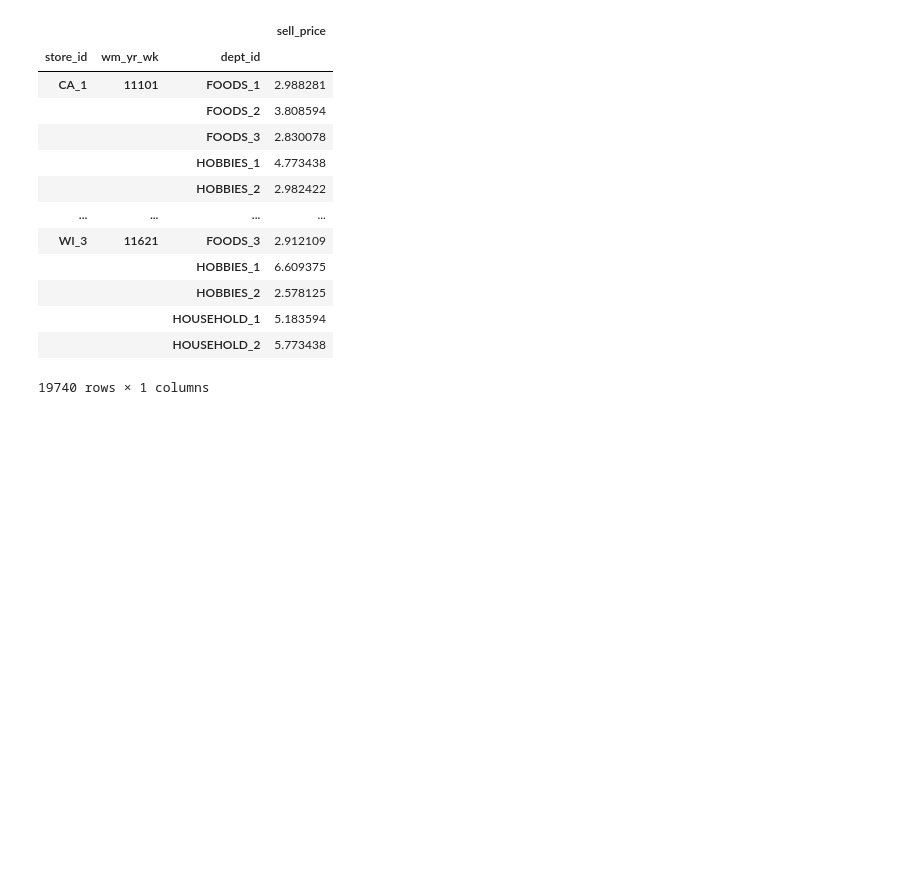
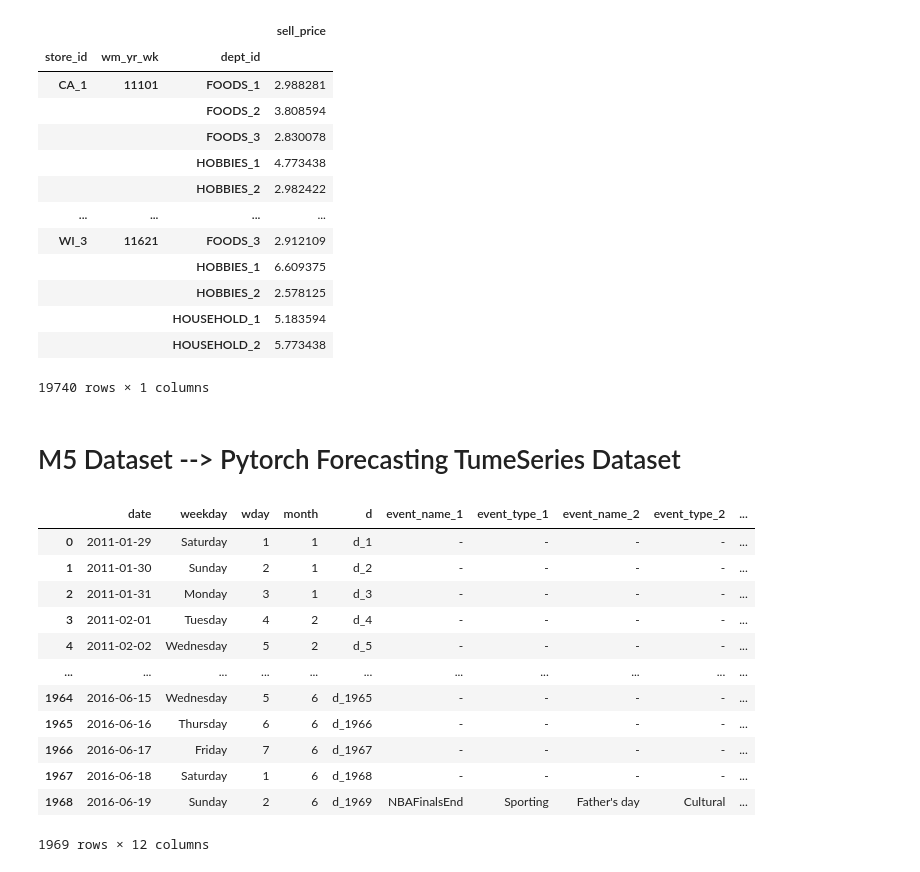
Before and after one commit to Kim-Ju-Hyeon/Temporal_Fusion_Transformer, a Jupyter notebook: M5_dataset_EDA.ipynb, the cells around one changed output. Saved outputs shown, nothing was run; the diff lists cells and outputs as text; code cells hidden in the pictures; blank space fills up the shorter version.

```diff
--- a/M5_dataset_EDA.ipynb
+++ b/M5_dataset_EDA.ipynb
@@ -324,3 +324,21 @@ price_groupby
 |  |  | HOUSEHOLD_1 | 5.183594 |
 |  |  | HOUSEHOLD_2 | 5.773438 |
 19740 rows × 1 columns
+# %% [markdown]
+# M5 Dataset --> Pytorch Forecasting TumeSeries Dataset
+# %%
+dirs = '../M5_Dataset'
+
+sales = pd.read_pickle(dirs+'/sales.pkl')
+calendar = pd.read_pickle(dirs+'/calendar.pkl')
+# %%
+calendar[event_day] = calendar[event_day].astype(str)
+
+calendar['event_name_1'] = calendar['event_name_1'].apply(lambda x: '-' if x == 'nan' else x).astype("category")
+calendar['event_name_2'] = calendar['event_name_2'].apply(lambda x: '-' if x == 'nan' else x).astype("category")
+calendar['event_type_1'] = calendar['event_type_1'].apply(lambda x: '-' if x == 'nan' else x).astype("category")
+calendar['event_type_2'] = calendar['event_type_2'].apply(lambda x: '-' if x == 'nan' else x).astype("category")
+# %%
+calendar['month'] = calendar['month'].astype('category')
+calendar['wday'] = calendar['wday'].astype('category')
+calendar.drop(['wm_yr_wk', 'year'], axis=1, inplace=True)
@@ -326,0 +349,16 @@ price_groupby
+# %%
+calendar
+# %% [output]
+|  | date | weekday | wday | month | d | event_name_1 | event_type_1 | event_name_2 | event_type_2 | ... |
+| 0 | 2011-01-29 | Saturday | 1 | 1 | d_1 | - | - | - | - | ... |
+| 1 | 2011-01-30 | Sunday | 2 | 1 | d_2 | - | - | - | - | ... |
+| 2 | 2011-01-31 | Monday | 3 | 1 | d_3 | - | - | - | - | ... |
+| 3 | 2011-02-01 | Tuesday | 4 | 2 | d_4 | - | - | - | - | ... |
+| 4 | 2011-02-02 | Wednesday | 5 | 2 | d_5 | - | - | - | - | ... |
+| ... | ... | ... | ... | ... | ... | ... | ... | ... | ... | ... |
+| 1964 | 2016-06-15 | Wednesday | 5 | 6 | d_1965 | - | - | - | - | ... |
+| 1965 | 2016-06-16 | Thursday | 6 | 6 | d_1966 | - | - | - | - | ... |
+| 1966 | 2016-06-17 | Friday | 7 | 6 | d_1967 | - | - | - | - | ... |
+| 1967 | 2016-06-18 | Saturday | 1 | 6 | d_1968 | - | - | - | - | ... |
+| 1968 | 2016-06-19 | Sunday | 2 | 6 | d_1969 | NBAFinalsEnd | Sporting | Father's day | Cultural | ... |
+1969 rows × 12 columns
```
Also changed, not shown: parts of 7 cells of this notebook, 1 other file.
